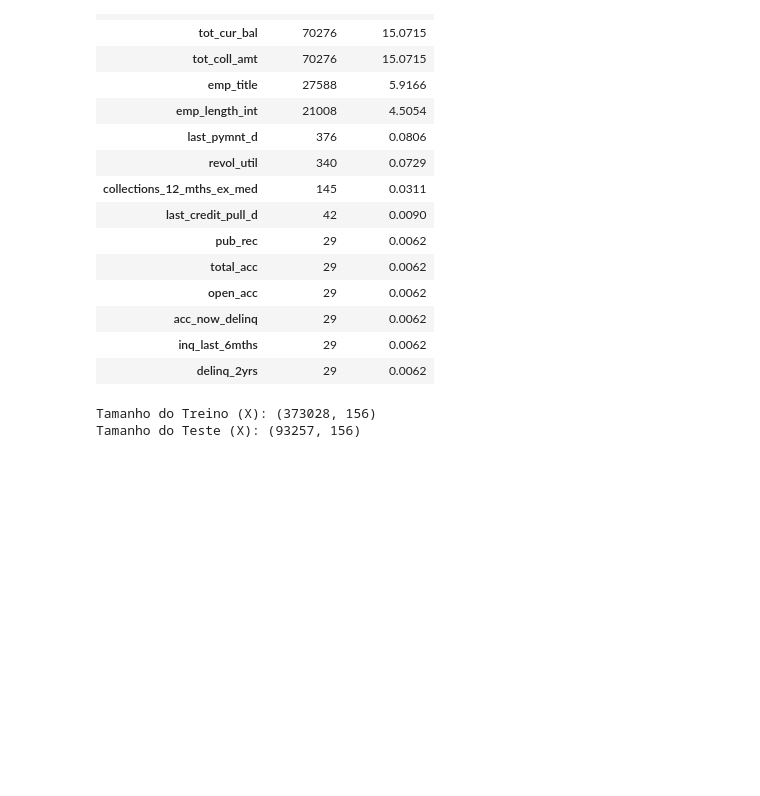
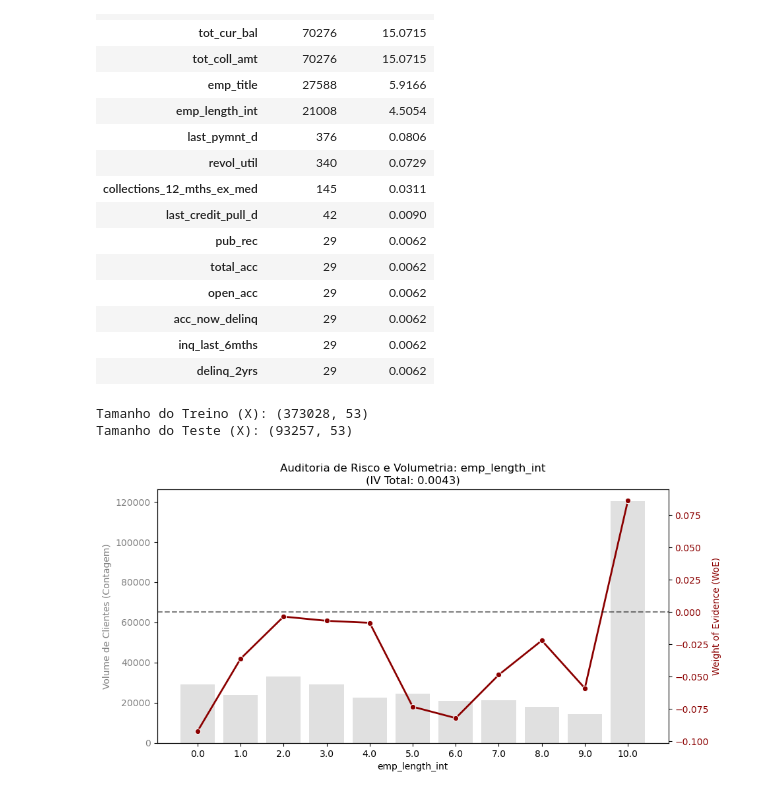
Before and after one commit to igorcarvah/basel_risk_modeling, a Jupyter notebook: notebook/Untitled.ipynb, the cells around one changed output. Saved outputs shown, nothing was run; the diff lists cells and outputs as text; code cells hidden in the pictures; blank space fills up the shorter version.

Commit message:
plot

```diff
--- a/notebook/Untitled.ipynb
+++ b/notebook/Untitled.ipynb
@@ -73,12 +74,6 @@ loan_data = imputar_dados_nulos(loan_data)
 # 5. Criação do Gabarito (Target) e Isolamento de Vazamento de Dados
 loan_data = definir_variavel_alvo(loan_data)
 
-# 6. Explosão de Categóricas (Dummies)
-colunas_para_binario = [
-    'grade', 'sub_grade', 'home_ownership', 'verification_status',
-    'purpose', 'addr_state', 'initial_list_status'
-]
-loan_data = criar_variaveis_dummy(loan_data, colunas_para_binario)
 
 # 7. Limpeza de RAM (Descarte de colunas processadas)
 loan_data = loan_data.drop(columns=['earliest_cr_line', 'emp_length', 'loan_status'])
@@ -144,5 +139,20 @@ X_train, X_test, y_train, y_test = dividir_treino_teste(loan_data)
 print("Tamanho do Treino (X):", X_train.shape)
 print("Tamanho do Teste (X):", X_test.shape)
 # %% [output]
-Tamanho do Treino (X): (373028, 156)
-Tamanho do Teste (X): (93257, 156)
+Tamanho do Treino (X): (373028, 53)
+Tamanho do Teste (X): (93257, 53)
+# %%
+# 1. Unimos temporariamente o X_train e o y_train para o cálculo
+df_treino_woe = X_train.join(y_train)
+
+# 2. Parametrizamos com os nomes reais revelados pelo Raio-X
+coluna_analise = 'emp_length_int'  # Variável que não foi dummificada
+coluna_alvo = 'good_bad_loan'      # O nome real do seu Target
+
+# 3. Calculamos o WoE
+df_tabela_woe = calcular_woe_iv(df_treino_woe, coluna_analise, coluna_alvo)
+
+# 4. Plotamos a auditoria visual
+auditar_tendencia_woe(df_tabela_woe, coluna_analise)
+# %% [output]
+[figure, added]
```
Also changed, not shown: parts of 2 cells of this notebook, 1 other file.
